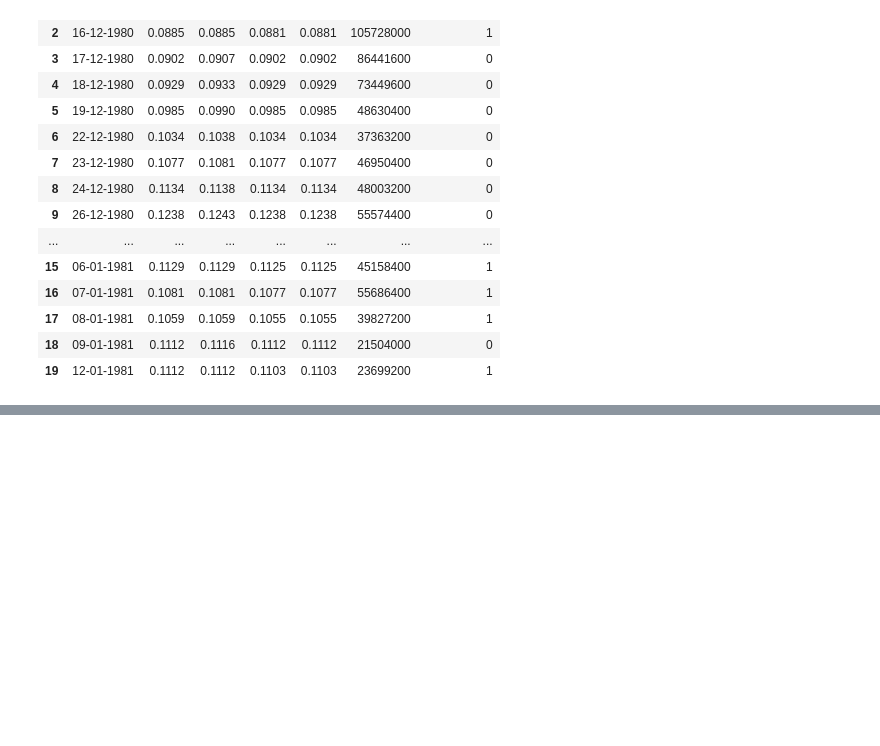
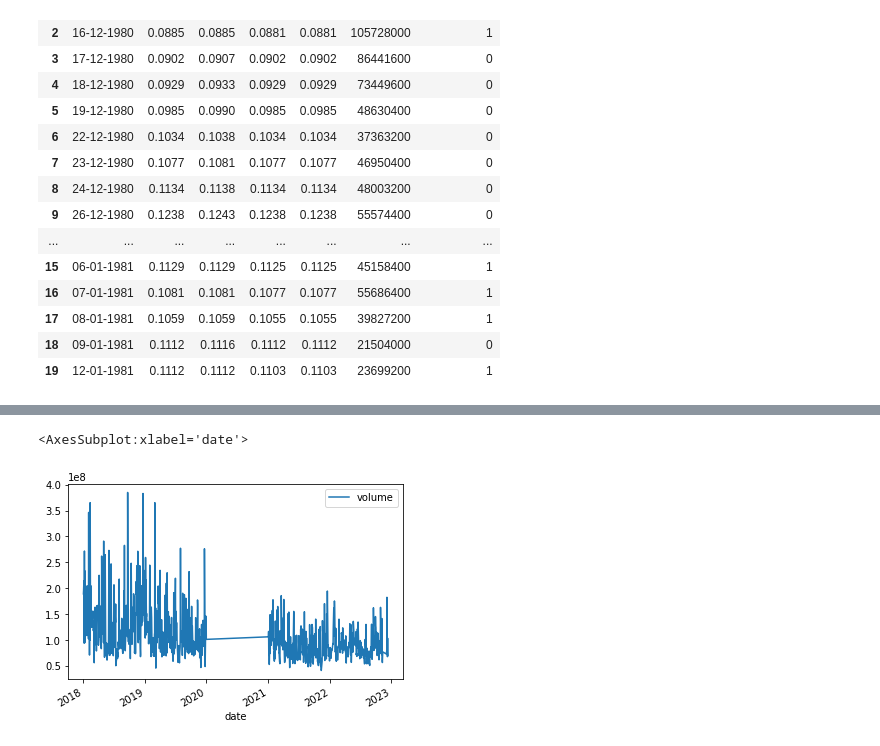
Before and after one commit to Shambhurajdesai/Time-Series, a Jupyter notebook: Untitled.ipynb, the cells around one changed output, grey strips where cells are left out. Drawn from its saved outputs; the diff is of its cells as text; code cells hidden in the pictures; blank space fills up the shorter version.

```diff
--- a/Untitled.ipynb
+++ b/Untitled.ipynb
@@ -282,0 +281,2 @@ df['date'] = pd.to_datetime(df['date'])
+# %%
+dff_v = pd.DataFrame(dff.volume)
@@ -282,0 +302,5 @@ df['date'] = pd.to_datetime(df['date'])
+# %%
+dff_v.plot()
+# %% [output]
+<AxesSubplot:xlabel='date'>
+[figure, added]
```
Also changed, not shown: parts of 37 cells of this notebook.
